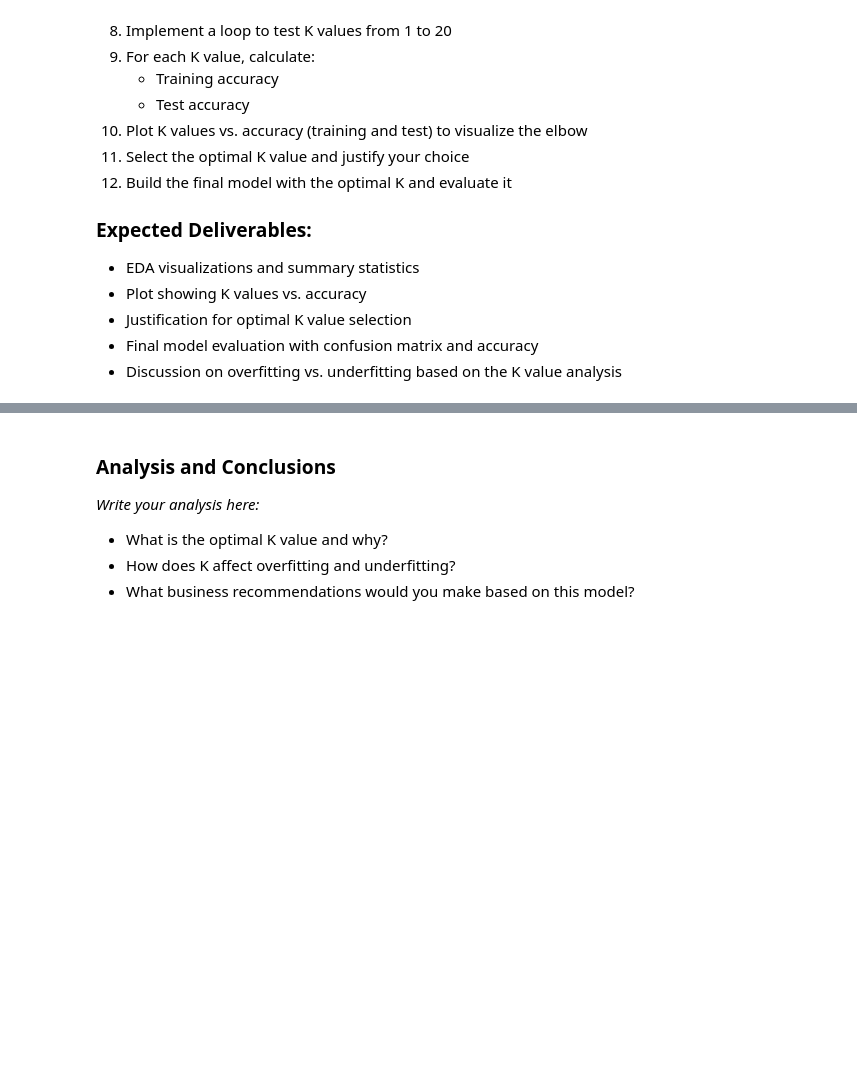
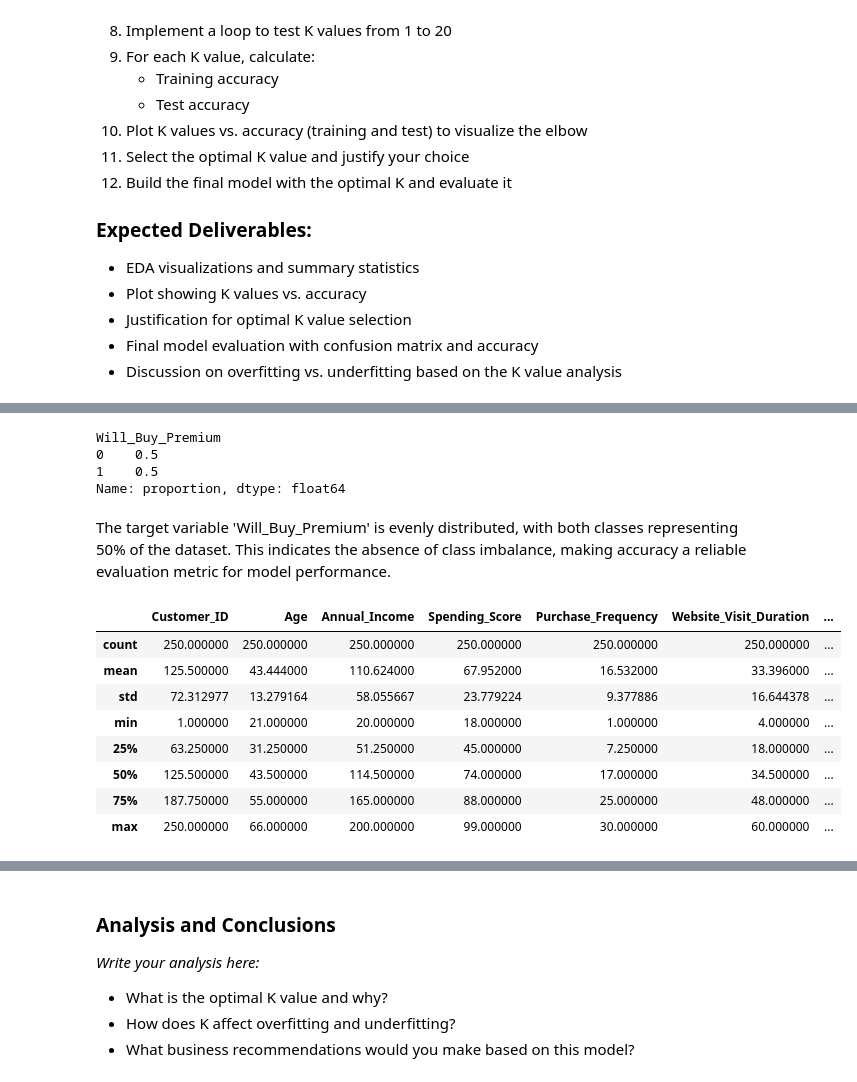
Before and after one commit to Blessing-Ekeh/dataraflow-week17-Classification-models, a Jupyter notebook: Take Home.ipynb, the cells around one changed output, grey strips where cells are left out. Drawn from its saved outputs; the diff is of its cells as text; code cells hidden in the pictures; blank space fills up the shorter version.

```diff
--- a/Take Home.ipynb
+++ b/Take Home.ipynb
@@ -407,2 +475,25 @@ These assignments require deeper analysis and application of the concepts learne
 # %%
 # Exploratory Data Analysis (EDA)
+# target variable analysis
+assignment1_data['Will_Buy_Premium'].value_counts()
+assignment1_data['Will_Buy_Premium'].value_counts(normalize=True)
+# %% [output]
+Will_Buy_Premium
+0    0.5
+1    0.5
+Name: proportion, dtype: float64
+# %% [markdown]
+The target variable 'Will_Buy_Premium' is evenly distributed, with both classes representing 50% of the dataset. This indicates the absence of class imbalance, making accuracy a reliable evaluation metric for model performance.
+# %%
+#statistical summary
+assignment1_data.describe()
+# %% [output]
+|  | Customer_ID | Age | Annual_Income | Spending_Score | Purchase_Frequency | Website_Visit_Duration | ... |
+| count | 250.000000 | 250.000000 | 250.000000 | 250.000000 | 250.000000 | 250.000000 | ... |
+| mean | 125.500000 | 43.444000 | 110.624000 | 67.952000 | 16.532000 | 33.396000 | ... |
+| std | 72.312977 | 13.279164 | 58.055667 | 23.779224 | 9.377886 | 16.644378 | ... |
+| min | 1.000000 | 21.000000 | 20.000000 | 18.000000 | 1.000000 | 4.000000 | ... |
+| 25% | 63.250000 | 31.250000 | 51.250000 | 45.000000 | 7.250000 | 18.000000 | ... |
+| 50% | 125.500000 | 43.500000 | 114.500000 | 74.000000 | 17.000000 | 34.500000 | ... |
+| 75% | 187.750000 | 55.000000 | 165.000000 | 88.000000 | 25.000000 | 48.000000 | ... |
+| max | 250.000000 | 66.000000 | 200.000000 | 99.000000 | 30.000000 | 60.000000 | ... |
```
Also changed, not shown: parts of 15 cells of this notebook.
